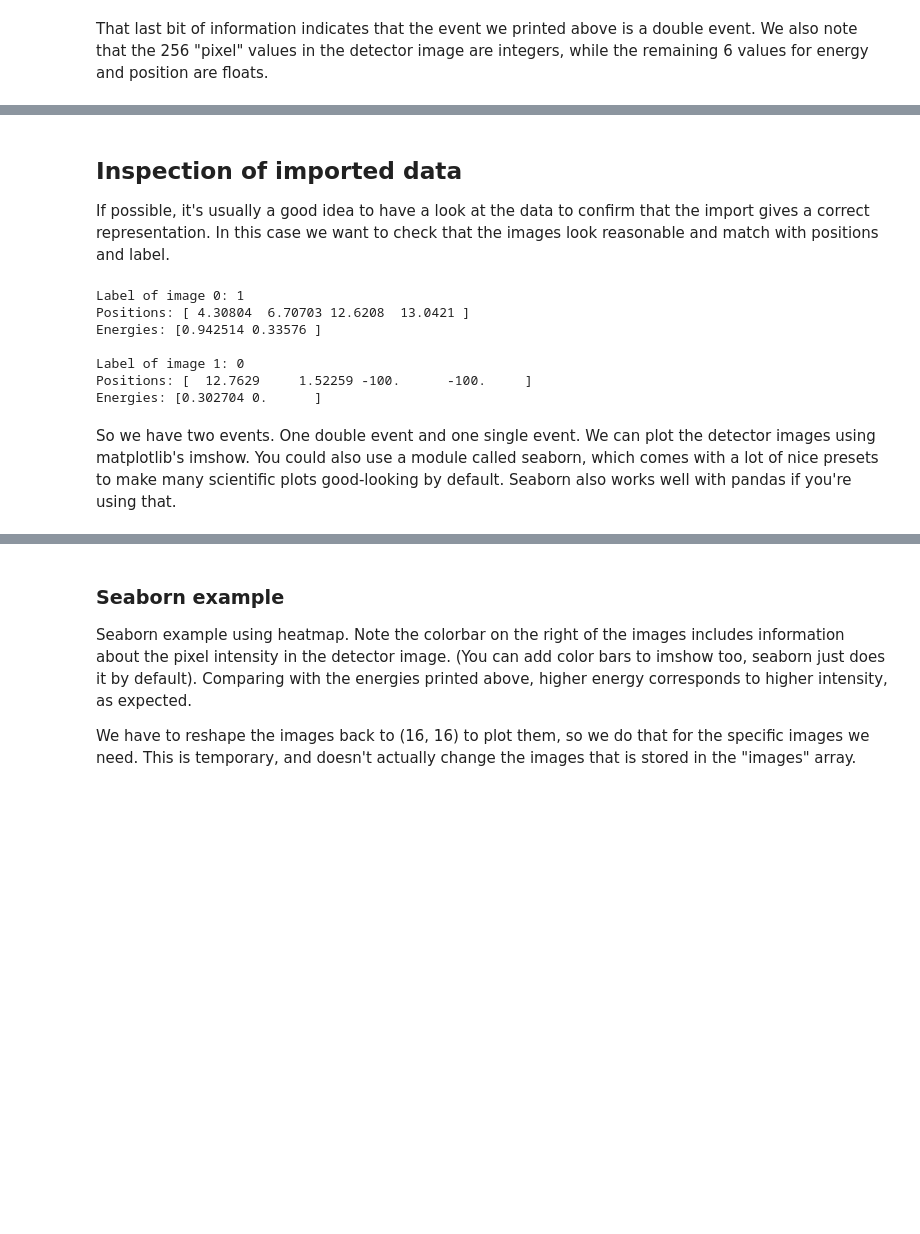
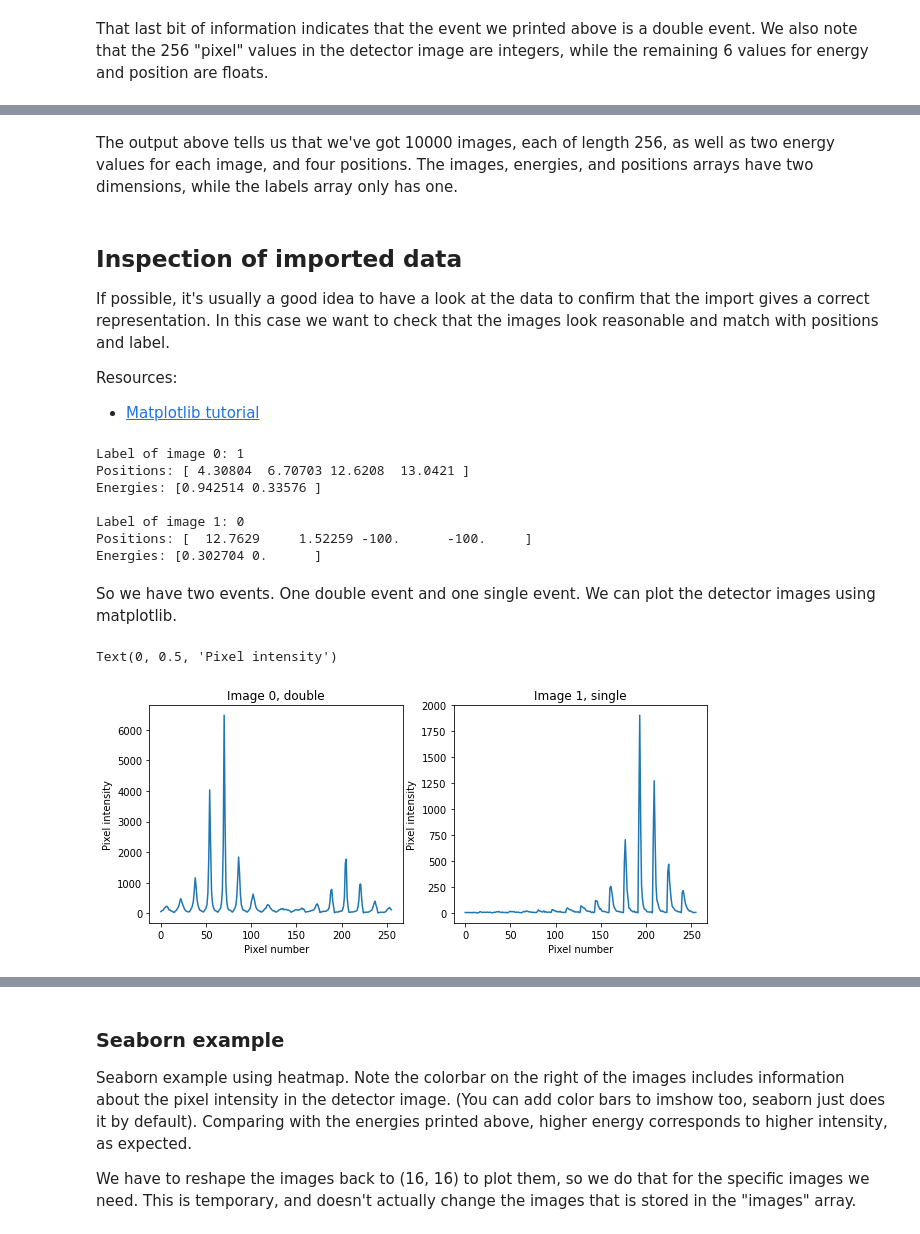
Before and after one commit to geirtul/event_classification_example, a Jupyter notebook: notebooks/data_import_exploration.ipynb, the cells around one changed output, grey strips where cells are left out. Drawn from its saved outputs; the diff is of its cells as text; code cells hidden in the pictures; blank space fills up the shorter version.

```diff
--- a/notebooks/data_import_exploration.ipynb
+++ b/notebooks/data_import_exploration.ipynb
@@ -79,8 +128,14 @@ Number of events of each class: (array([0, 1]), array([5002, 4998]))
+# %% [markdown]
+The output above tells us that we've got 10000 images, each of length 256, as well as two energy values for each image, and four positions. The images, energies, and positions arrays have two dimensions, while the labels array
+only has one.
 # %% [markdown]
 ## Inspection of imported data
 If possible, it's usually a good idea to have a look at the data to confirm that
 the import gives a correct representation. In this case we want to check that the
 images look reasonable and match with positions and label.
+
+Resources:
+* [Matplotlib tutorial](https://matplotlib.org/tutorials/introductory/pyplot.html)
 # %%
 print("Label of image 0:", labels[0])
 print("Positions:", positions[0])
@@ -98,6 +153,4 @@ Positions: [  12.7629     1.52259 -100.      -100.     ]
 Energies: [0.302704 0.      ]
 # %% [markdown]
 So we have two events. One double event and one single event.
-We can plot the detector images using matplotlib's imshow. You could also use a module called
-seaborn, which comes with a lot of nice presets to make many scientific plots good-looking by
-default. Seaborn also works well with pandas if you're using that.
+We can plot the detector images using matplotlib.
@@ -103,0 +159,15 @@ default. Seaborn also works well with pandas if you're using that.
+# %%
+# Plot the two pixel arrays side by side
+fig, ax = plt.subplots(1, 2, figsize=(10,4))
+ax[0].plot(images[0])
+ax[0].set_title("Image 0, double")
+ax[0].set_xlabel("Pixel number")
+ax[0].set_ylabel("Pixel intensity")
+
+ax[1].plot(images[1])
+ax[1].set_title("Image 1, single")
+ax[1].set_xlabel("Pixel number")
+ax[1].set_ylabel("Pixel intensity")
+# %% [output]
+Text(0, 0.5, 'Pixel intensity')
+[figure, added]
```
Also changed, not shown: parts of 14 cells of this notebook, 1 other file.
